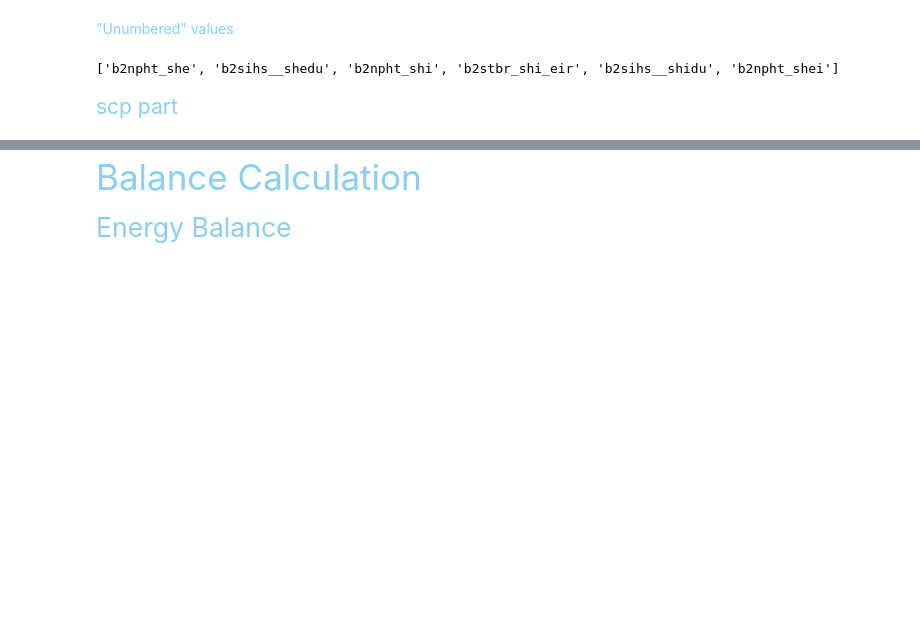
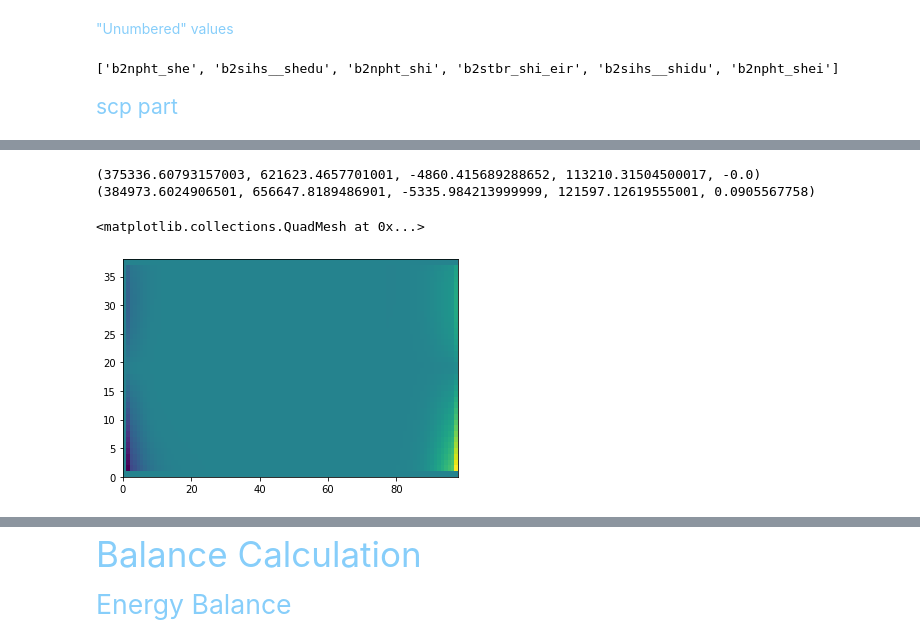
Before and after one commit to ChanYeongL/SOLPS-ITER_analysis, a Jupyter notebook: b2wdat_analysis.ipynb, the cells around one changed output, grey strips where cells are left out. Saved outputs shown, nothing was run; the diff lists cells and outputs as text; code cells hidden in the pictures; blank space fills up the shorter version.

```diff
--- a/b2wdat_analysis.ipynb
+++ b/b2wdat_analysis.ipynb
@@ -182,8 +182,10 @@ print(al_Xpt_dist)
 # %% [markdown]
 <span style="color:#87cefa; font-size:150%">Data reading</span>
 # %%
-def datfile_read(file_dir):
-    with open('./output/%s.txt' %file_dir,'r') as f:
+condition = "con_Ne_0"
+
+def datfile_read(name):
+    with open('./../output_new/output_%s/%s.dat' %(condition,name),'r') as f:
         raw_data = f.readlines()
 
     sp_raw_data =  raw_data[0].split()
@@ -191,6 +193,7 @@ def datfile_read(file_dir):
         dummy_array= np.array(raw_data[row].split())
         sp_raw_data = np.vstack([sp_raw_data, dummy_array[1:]])
     sp_raw_data = sp_raw_data[1:,:]
+    sp_raw_data = sp_raw_data.astype('float64')
     return(sp_raw_data)
 
 def makeitfloat(filename):
@@ -288,3 +307,15 @@ ssh.close()
 # %%
-for k in range(len(fname_list)):
-    print(fname_list[k])
+sink_e = datfile_read("b2npht_she")
+sink_i = datfile_read("b2npht_shi")
+resi_e = datfile_read("b2npht_reshe")
+resi_i = datfile_read("b2npht_reshi")
+
+ano_e = datfile_read("b2sihs__shedu")
+ano_i = datfile_read("b2sihs__shidu")
+
+vol = datfile_read("vol")
+#fhe = np.load("%s/fhe_b2fplasmf_new_mesh_al_Ne_0.npy" %dir_location)
+#fhi = np.load("%s/fhi_b2fplasmf_new_mesh_al_Ne_0.npy"  %dir_location)
+
+fhe_out = np.stack([datfile_read("b2npht_fhex"),datfile_read("b2npht_fhey")])
+fhi_out = np.stack([datfile_read("b2npht_fhix"),datfile_read("b2npht_fhiy")])
@@ -297,0 +420,11 @@ b2npht_shei
+# %%
+print(heat_flux(new_fhi_out))
+print(heat_flux(new_fhe_out))
+# %% [output]
+(375336.60793157003, 621623.4657701001, -4860.415689288652, 113210.31504500017, -0.0)
+(384973.6024906501, 656647.8189486901, -5335.984213999999, 121597.12619555001, 0.0905567758)
+# %%
+plt.pcolormesh(fhi_out[0,:,:])
+# %% [output]
+<matplotlib.collections.QuadMesh at 0x...>
+[figure, added]
```
Also changed, not shown: parts of 33 cells of this notebook, 5 other files.
